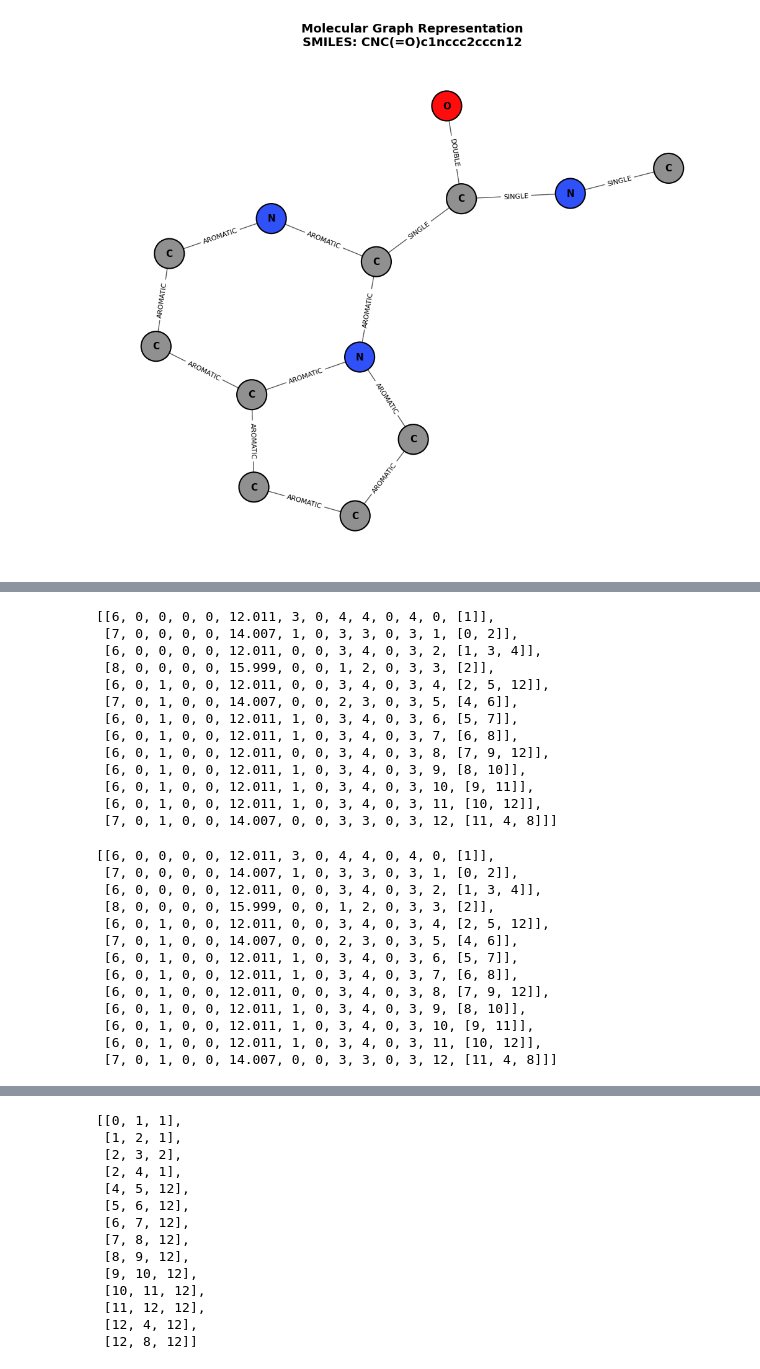
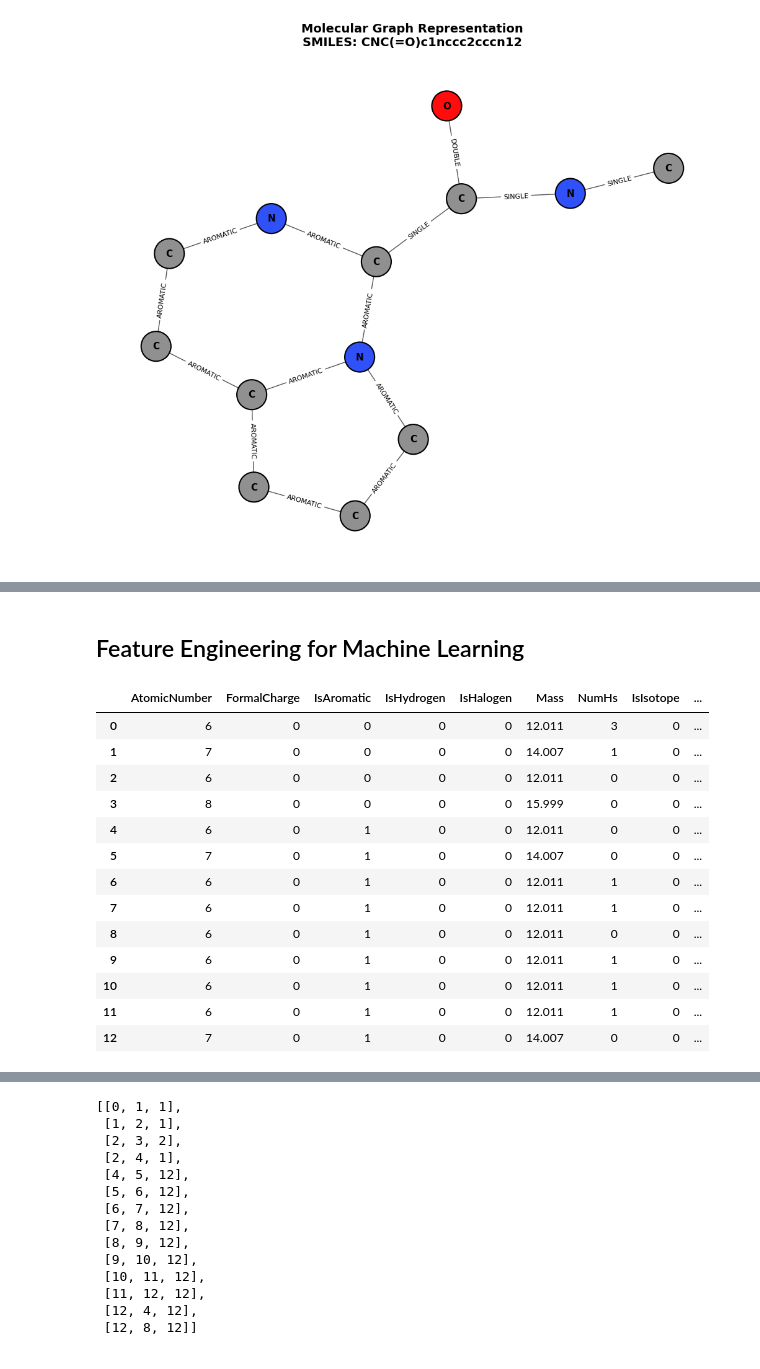
Before and after one commit to CodeHalwell/chemical-graph-series, a Jupyter notebook: notebooks/01_Building_Graphs.ipynb, the cells around one changed output, grey strips where cells are left out. Cells and saved outputs as stored; diff of their text form; code cells hidden in the pictures.

```diff
--- a/notebooks/01_Building_Graphs.ipynb
+++ b/notebooks/01_Building_Graphs.ipynb
@@ -256,3 +404,5 @@ plt.show()
+# %% [markdown]
+## Feature Engineering for Machine Learning
 # %%
 nodes = []
 
@@ -274,35 +424,37 @@ for atom in molecule.GetAtoms():
         [neighbor.GetIdx() for neighbor in atom.GetNeighbors()]
     ]
     nodes.append(_)
-
-nodes
-# %% [output]
-[[6, 0, 0, 0, 0, 12.011, 3, 0, 4, 4, 0, 4, 0, [1]],
- [7, 0, 0, 0, 0, 14.007, 1, 0, 3, 3, 0, 3, 1, [0, 2]],
- [6, 0, 0, 0, 0, 12.011, 0, 0, 3, 4, 0, 3, 2, [1, 3, 4]],
- [8, 0, 0, 0, 0, 15.999, 0, 0, 1, 2, 0, 3, 3, [2]],
- [6, 0, 1, 0, 0, 12.011, 0, 0, 3, 4, 0, 3, 4, [2, 5, 12]],
- [7, 0, 1, 0, 0, 14.007, 0, 0, 2, 3, 0, 3, 5, [4, 6]],
- [6, 0, 1, 0, 0, 12.011, 1, 0, 3, 4, 0, 3, 6, [5, 7]],
- [6, 0, 1, 0, 0, 12.011, 1, 0, 3, 4, 0, 3, 7, [6, 8]],
- [6, 0, 1, 0, 0, 12.011, 0, 0, 3, 4, 0, 3, 8, [7, 9, 12]],
- [6, 0, 1, 0, 0, 12.011, 1, 0, 3, 4, 0, 3, 9, [8, 10]],
- [6, 0, 1, 0, 0, 12.011, 1, 0, 3, 4, 0, 3, 10, [9, 11]],
- [6, 0, 1, 0, 0, 12.011, 1, 0, 3, 4, 0, 3, 11, [10, 12]],
- [7, 0, 1, 0, 0, 14.007, 0, 0, 3, 3, 0, 3, 12, [11, 4, 8]]]
-# %%
-nodes
-# %% [output]
-[[6, 0, 0, 0, 0, 12.011, 3, 0, 4, 4, 0, 4, 0, [1]],
- [7, 0, 0, 0, 0, 14.007, 1, 0, 3, 3, 0, 3, 1, [0, 2]],
- [6, 0, 0, 0, 0, 12.011, 0, 0, 3, 4, 0, 3, 2, [1, 3, 4]],
- [8, 0, 0, 0, 0, 15.999, 0, 0, 1, 2, 0, 3, 3, [2]],
- [6, 0, 1, 0, 0, 12.011, 0, 0, 3, 4, 0, 3, 4, [2, 5, 12]],
- [7, 0, 1, 0, 0, 14.007, 0, 0, 2, 3, 0, 3, 5, [4, 6]],
- [6, 0, 1, 0, 0, 12.011, 1, 0, 3, 4, 0, 3, 6, [5, 7]],
- [6, 0, 1, 0, 0, 12.011, 1, 0, 3, 4, 0, 3, 7, [6, 8]],
- [6, 0, 1, 0, 0, 12.011, 0, 0, 3, 4, 0, 3, 8, [7, 9, 12]],
- [6, 0, 1, 0, 0, 12.011, 1, 0, 3, 4, 0, 3, 9, [8, 10]],
- [6, 0, 1, 0, 0, 12.011, 1, 0, 3, 4, 0, 3, 10, [9, 11]],
- [6, 0, 1, 0, 0, 12.011, 1, 0, 3, 4, 0, 3, 11, [10, 12]],
- [7, 0, 1, 0, 0, 14.007, 0, 0, 3, 3, 0, 3, 12, [11, 4, 8]]]
+# %%
+node_columns = ['AtomicNumber',
+'FormalCharge',
+'IsAromatic',
+'IsHydrogen',
+'IsHalogen',
+'Mass',
+'NumHs',
+'IsIsotope',
+'TotalDegrees',
+'TotalNumValenceElectrons',
+'ChiralTag',
+'Hybridization',
+'Index',
+'IndexNeighbours',
+]
+
+df = pd.DataFrame(nodes, columns=node_columns)
+df
+# %% [output]
+|  | AtomicNumber | FormalCharge | IsAromatic | IsHydrogen | IsHalogen | Mass | NumHs | IsIsotope | ... |
+| 0 | 6 | 0 | 0 | 0 | 0 | 12.011 | 3 | 0 | ... |
+| 1 | 7 | 0 | 0 | 0 | 0 | 14.007 | 1 | 0 | ... |
+| 2 | 6 | 0 | 0 | 0 | 0 | 12.011 | 0 | 0 | ... |
+| 3 | 8 | 0 | 0 | 0 | 0 | 15.999 | 0 | 0 | ... |
+| 4 | 6 | 0 | 1 | 0 | 0 | 12.011 | 0 | 0 | ... |
+| 5 | 7 | 0 | 1 | 0 | 0 | 14.007 | 0 | 0 | ... |
+| 6 | 6 | 0 | 1 | 0 | 0 | 12.011 | 1 | 0 | ... |
+| 7 | 6 | 0 | 1 | 0 | 0 | 12.011 | 1 | 0 | ... |
+| 8 | 6 | 0 | 1 | 0 | 0 | 12.011 | 0 | 0 | ... |
+| 9 | 6 | 0 | 1 | 0 | 0 | 12.011 | 1 | 0 | ... |
+| 10 | 6 | 0 | 1 | 0 | 0 | 12.011 | 1 | 0 | ... |
+| 11 | 6 | 0 | 1 | 0 | 0 | 12.011 | 1 | 0 | ... |
+| 12 | 7 | 0 | 1 | 0 | 0 | 14.007 | 0 | 0 | ... |
```
Also changed, not shown: parts of 25 cells of this notebook, 5 other files.
